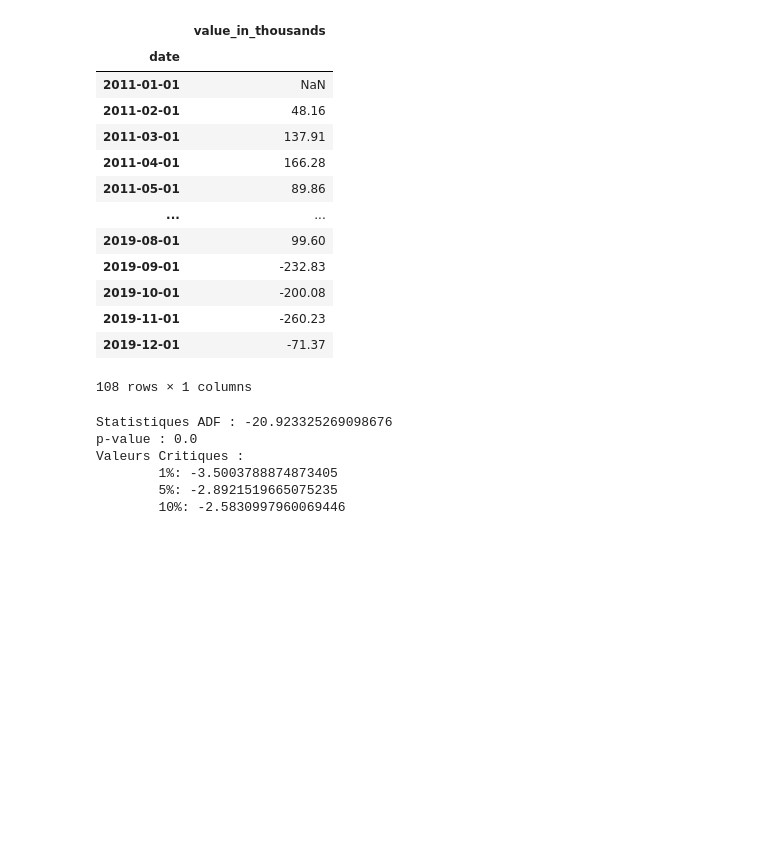
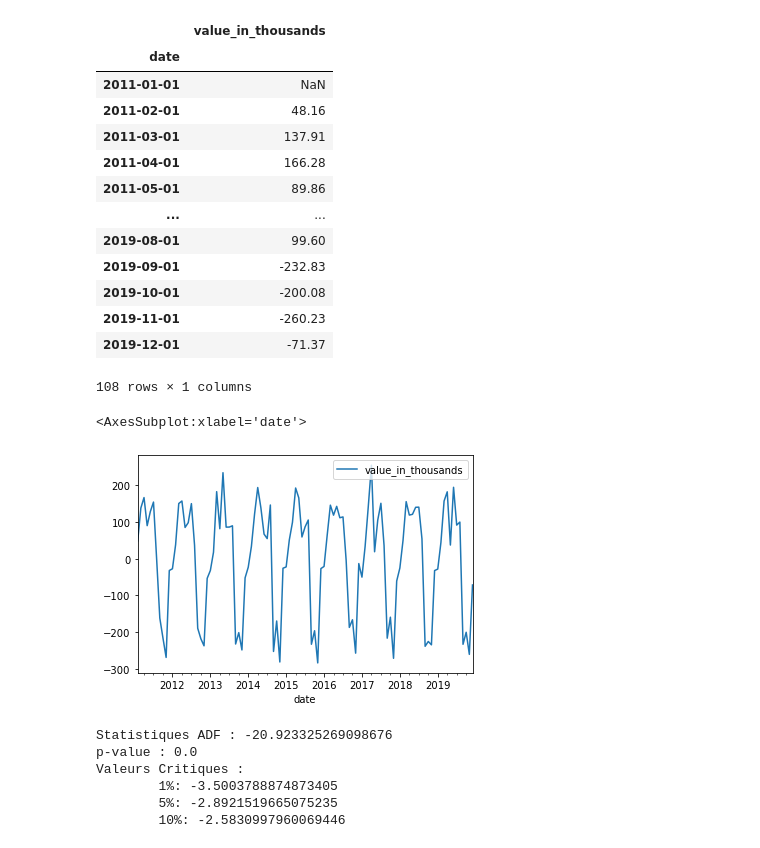
Before and after one commit to julienowack/stat_app, a Jupyter notebook: Indicateur_Cote_Azur.ipynb, the cells around one changed output. Drawn from its saved outputs; the diff is of its cells as text; code cells hidden in the pictures; blank space fills up the shorter version.

Commit message:
Graphique série différenciée

```diff
--- a/Indicateur_Cote_Azur.ipynb
+++ b/Indicateur_Cote_Azur.ipynb
@@ -148,6 +148,11 @@ df_Official_Data_Sud3_diff
 | 2019-11-01 | -260.23 |
 | 2019-12-01 | -71.37 |
 108 rows × 1 columns
+# %%
+df_Official_Data_Sud3_diff.plot()
+# %% [output]
+<AxesSubplot:xlabel='date'>
+[figure, added]
 # %%
 #On supprime le NA
 df_Official_Data_Sud3_diff.dropna(inplace=True)
```
